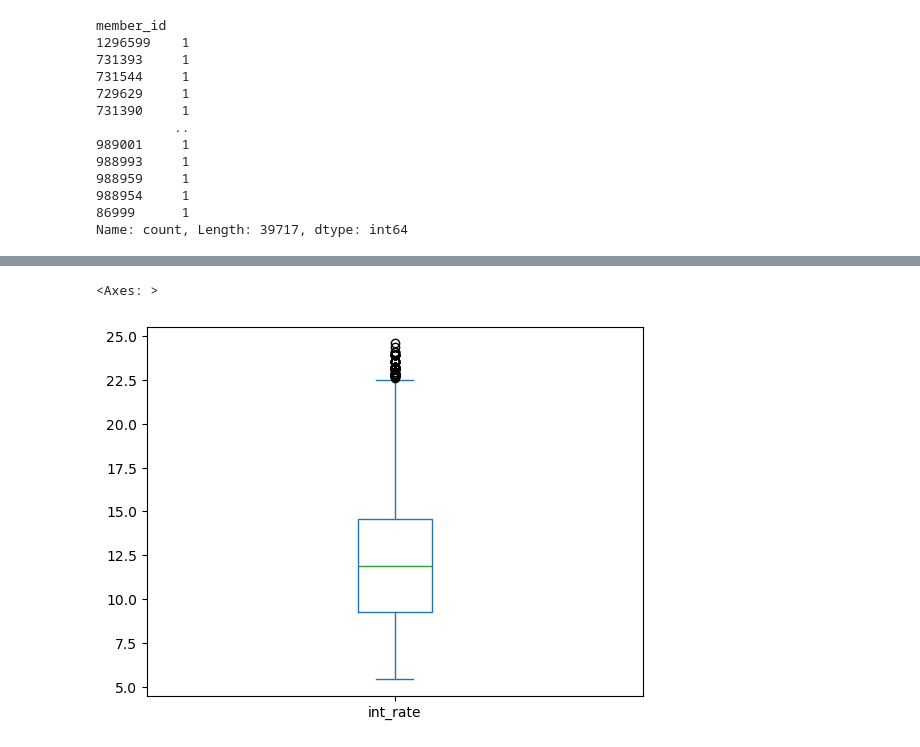
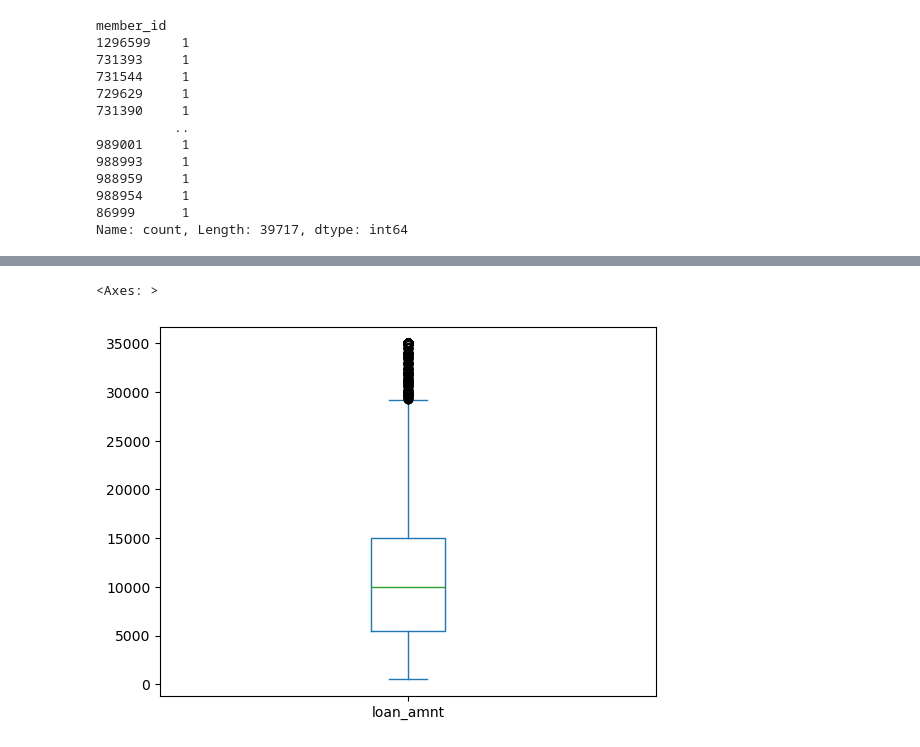
Before and after one commit to jatinmj/LendingClub_CaseStudy, a Jupyter notebook: Lending_club_caseStudy_Ishita_bhargava.ipynb, the cells around one changed output, grey strips where cells are left out. Saved outputs shown, nothing was run; the diff lists cells and outputs as text; code cells hidden in the pictures.

```diff
--- a/Lending_club_caseStudy_Ishita_bhargava.ipynb
+++ b/Lending_club_caseStudy_Ishita_bhargava.ipynb
@@ -728,8 +728,8 @@ Clean_data['revol_util'] =Clean_data['revol_util'].apply(lambda x : x if pd.isnu
 # %%
 Clean_data['int_rate'] =Clean_data['int_rate'].apply(lambda x : float(x[:-1]))
 # %%
-Clean_data['int_rate'].plot.box()
+Clean_data['loan_amnt'].plot.box()
 # %% [output]
 <Axes: >
-[figure, old version]
+[figure, new version]
 # %%
```
Also changed, not shown: parts of 64 cells of this notebook.
